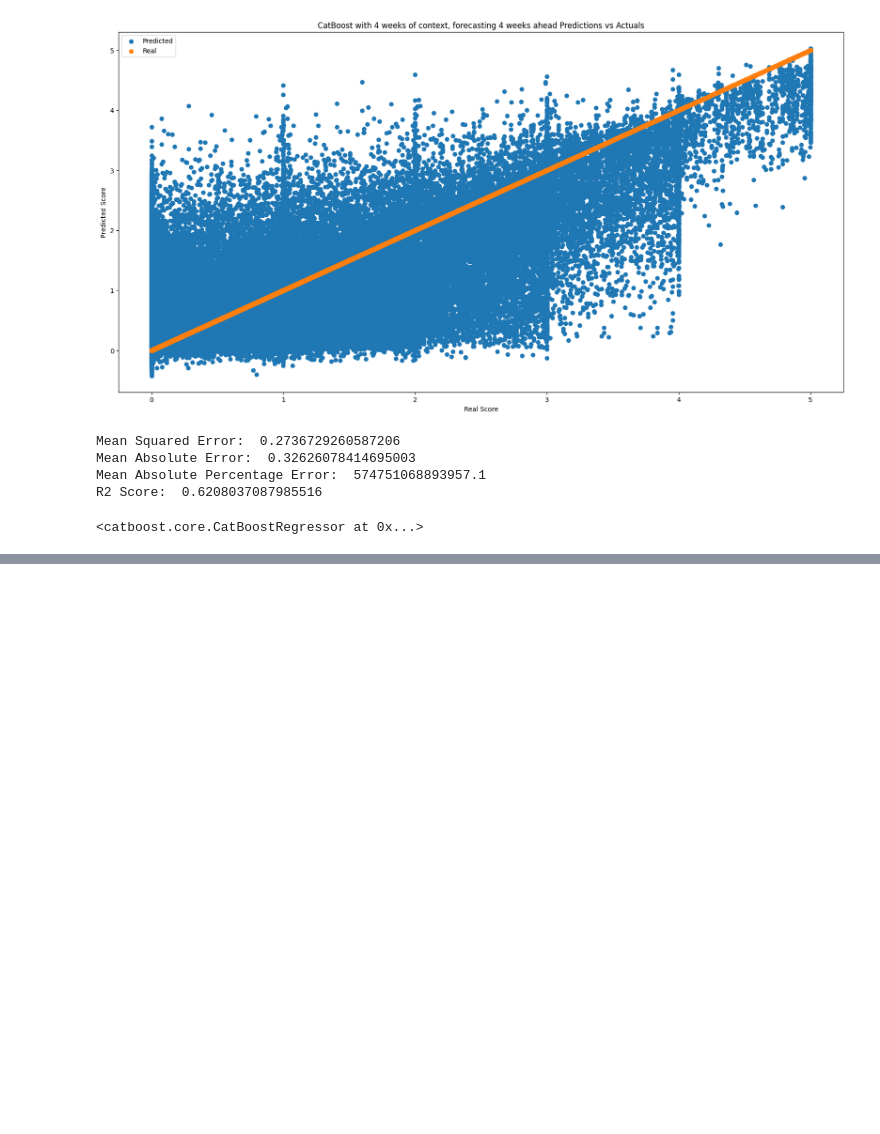
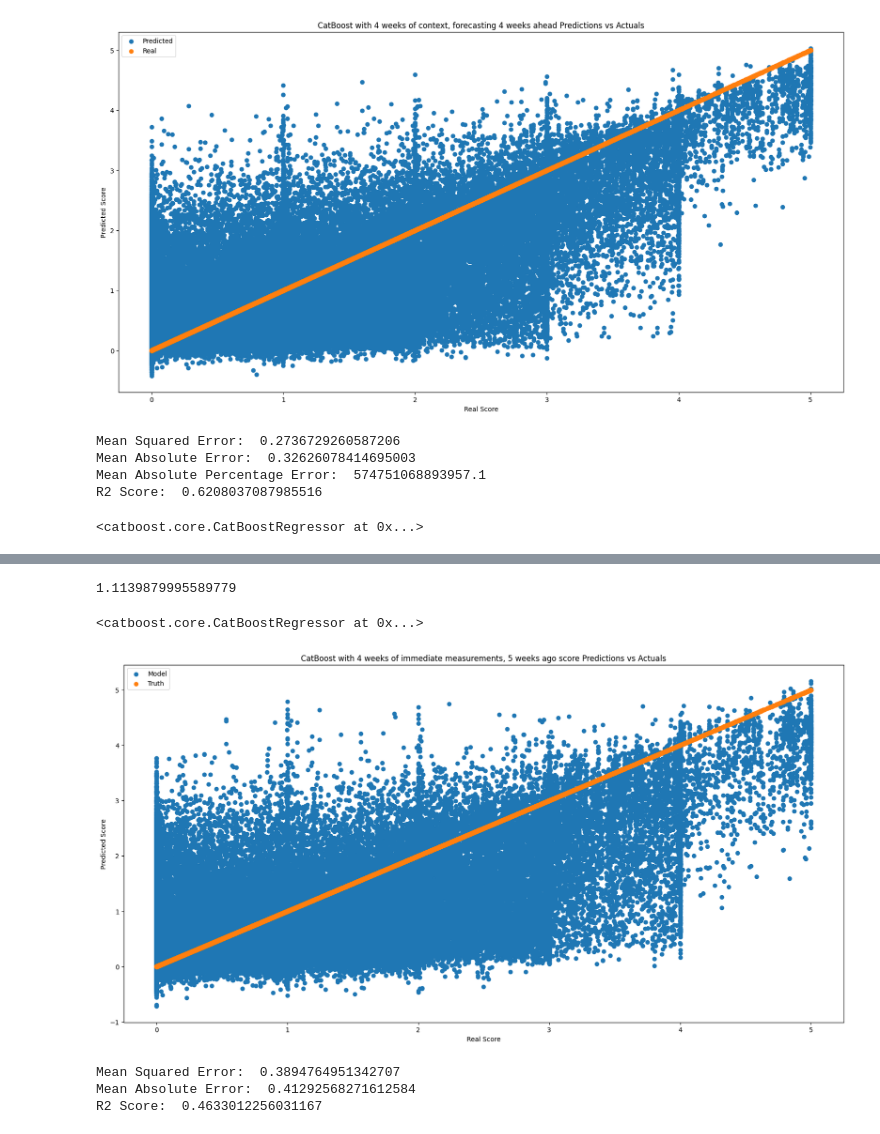
Before and after one commit to babusid/ECE461P_Project, a Jupyter notebook: models/regression_experiments2.ipynb, the cells around one changed output, grey strips where cells are left out. Cells and saved outputs as stored; diff of their text form; code cells hidden in the pictures; blank space fills up the shorter version.

```diff
--- a/models/regression_experiments2.ipynb
+++ b/models/regression_experiments2.ipynb
@@ -173,0 +367,19 @@ R2 Score:  0.6208037087985516
+# %%
+cols = train5.columns.to_list()
+cols.remove('fips')
+cols.remove('score')
+cols.remove('lat')
+cols.remove('long')
+for x in cols:
+    train5 = add_lag_features('fips',x,4,0,train5)
+    test5 = add_lag_features('fips',x,4,0,test5)
+
+train5 = add_lag_features('fips','score',5,4,train5)
+test5 = add_lag_features('fips','score',5,4,test5)
+# %%
+NUM_WEEKS_TO_FORECAST = 4
+# %%
+train5 = shift_target(train5, NUM_WEEKS_TO_FORECAST, 'score', 'fips')
+test5 = shift_target(test5, NUM_WEEKS_TO_FORECAST, 'score', 'fips')
+train5 = rm_fips_null(train5)
+test5 = rm_fips_null(test5)
@@ -173,0 +413,19 @@ R2 Score:  0.6208037087985516
+# %%
+corr_mat['score'].sort_values(ascending=False)['score_lag_5']
+# %% [output]
+1.1139879995589779
+# %%
+from catboost import CatBoostRegressor
+
+model6 = CatBoostRegressor()
+model6.fit(train5.drop(['score'],axis=1),train5['score'], verbose=False)
+# %% [output]
+<catboost.core.CatBoostRegressor at 0x...>
+# %%
+model6_preds = model6.predict(test5.drop(['score'],axis=1))
+regression_metric(test5['score'], model6_preds, 'CatBoost with 4 weeks of immediate measurements, 5 weeks ago score')
+# %% [output]
+[figure, added]
+Mean Squared Error:  0.3894764951342707
+Mean Absolute Error:  0.41292568271612584
+R2 Score:  0.4633012256031167
```
Also changed, not shown: parts of 52 cells of this notebook, 6 other files.
